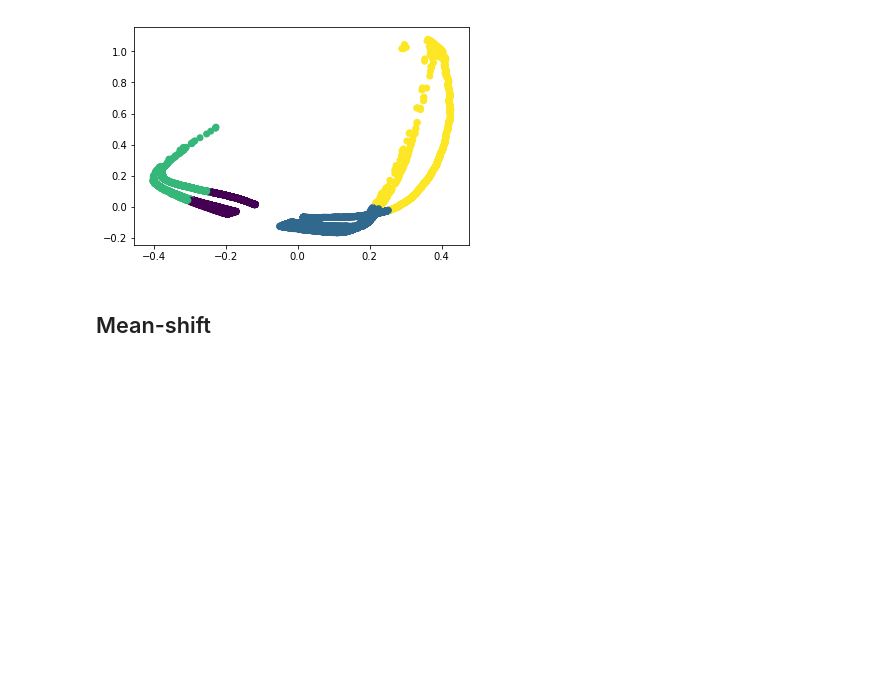
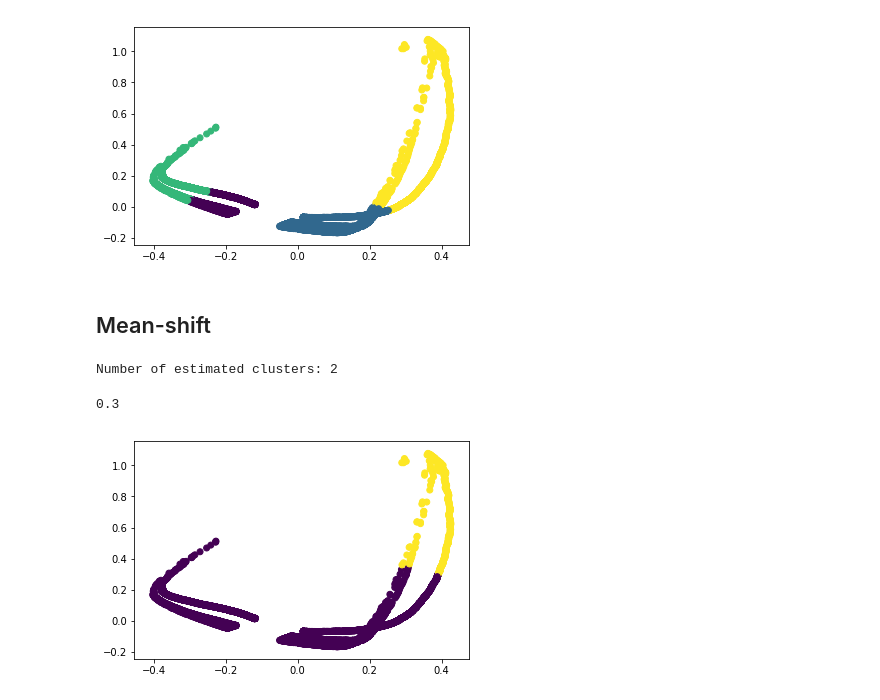
Before and after one commit to mattxushuai/Thinkful-DS, a Jupyter notebook: Boston marathon.ipynb, the cells around one changed output. Cells and saved outputs as stored; diff of their text form; code cells hidden in the pictures; blank space fills up the shorter version.

```diff
--- a/Boston marathon.ipynb
+++ b/Boston marathon.ipynb
@@ -1315,0 +209,31 @@ from sklearn.cluster import MeanShift
+# %%
+from sklearn.cluster import MeanShift, estimate_bandwidth
+
+# Here we set the bandwidth. This function automatically derives a bandwidth
+# number based on an inspection of the distances among points in the data.
+#ndwidth = estimate_bandwidth(df_pca, quantile=0.2, n_samples=500)
+bandwidth = 0.3
+
+# Declare and fit the model.
+ms = MeanShift(bandwidth=bandwidth, bin_seeding=True)
+ms.fit(df_pca)
+
+# Extract cluster assignments for each data point.
+labels = ms.labels_
+
+# Coordinates of the cluster centers.
+cluster_centers = ms.cluster_centers_
+
+# Count our clusters.
+n_clusters_ = len(np.unique(labels))
+
+print("Number of estimated clusters: {}".format(n_clusters_))
+bandwidth
+# %% [output]
+Number of estimated clusters: 2
+0.3
+# %%
+plt.scatter(df_pca[:, 0], df_pca[:, 1], c=labels)
+plt.show()
+# %% [output]
+[figure, added]
```
Also changed, not shown: parts of 5 cells of this notebook.
